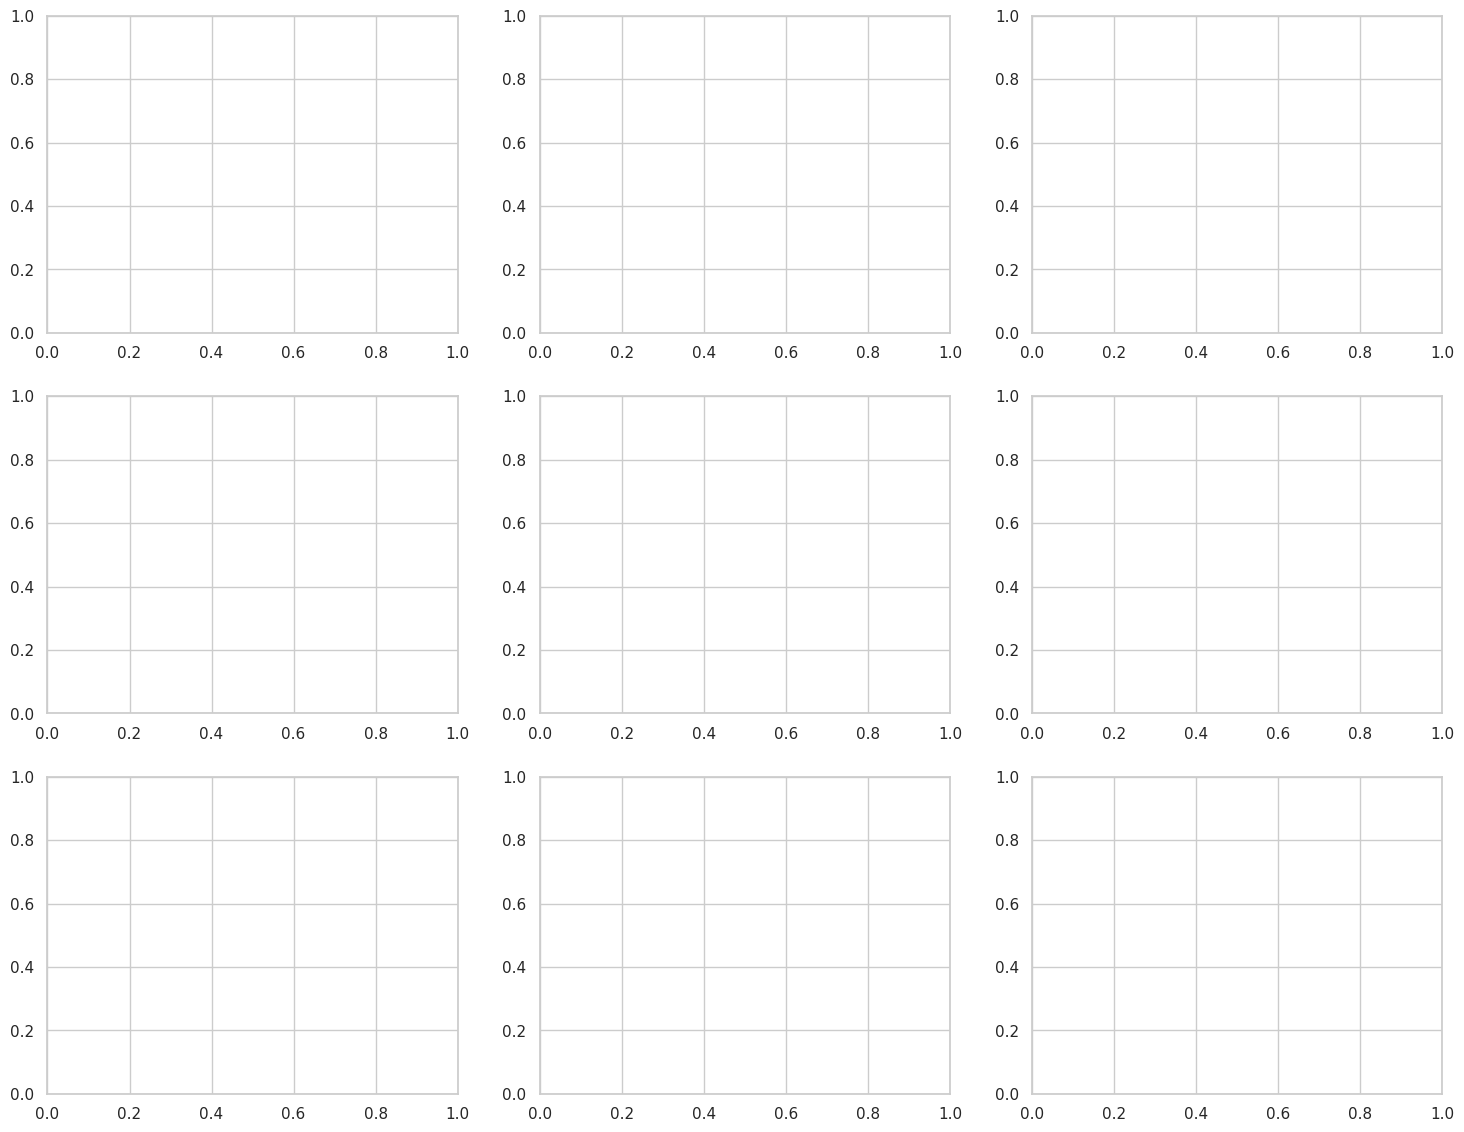
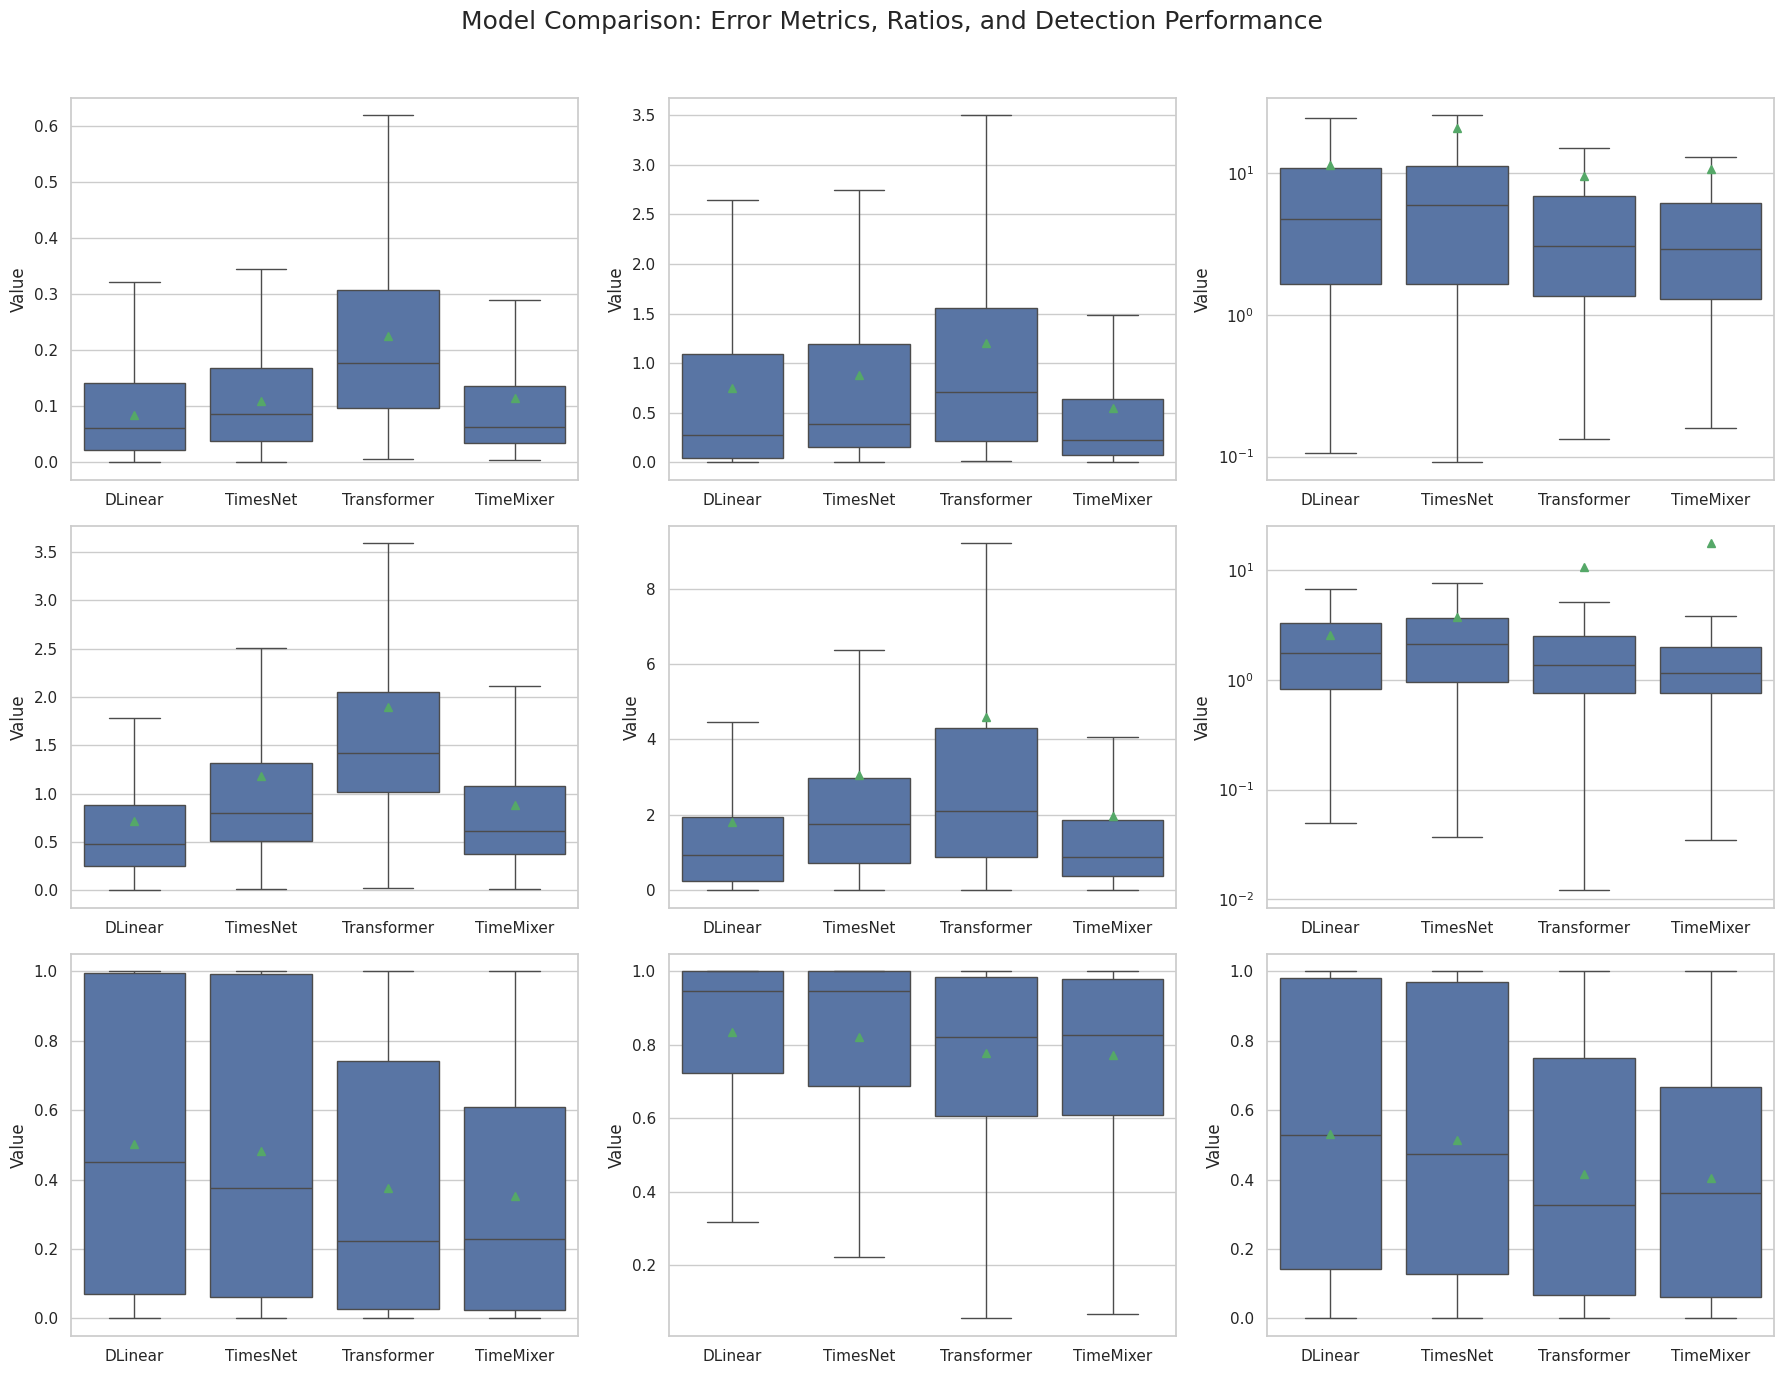
Unified diff of the notebook cell whose output changed from the first chart to the second:
--- before
+++ after
@@ -7,5 +7,5 @@
 axes = axes.flatten()
 
-for ax, metric, title in zip(axes, metrics, titles):
+for ax, metric, in zip(axes, metrics,):
     sns.boxplot(
         data=df,
@@ -16,5 +16,4 @@
         showmeans=True
     )
-    ax.set_title(title)
     ax.set_xlabel("")
     ax.set_ylabel("Value")

Commit: Update tuning procedure